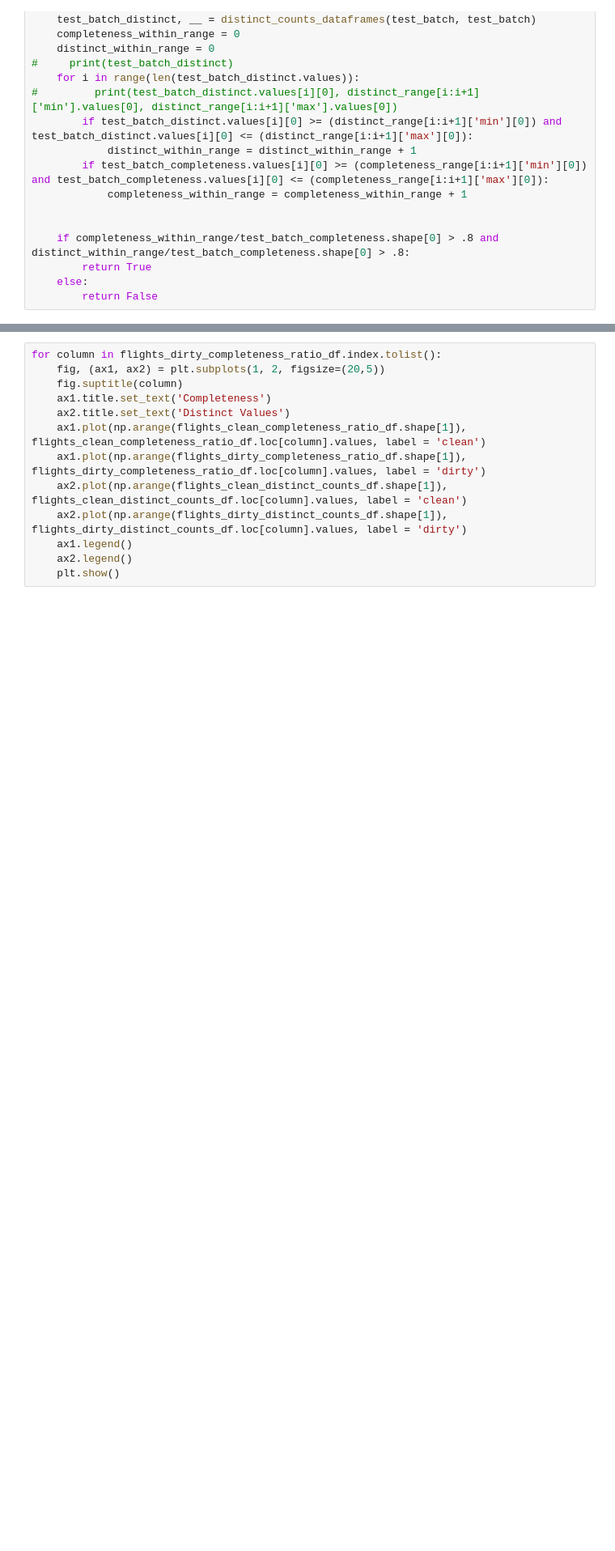
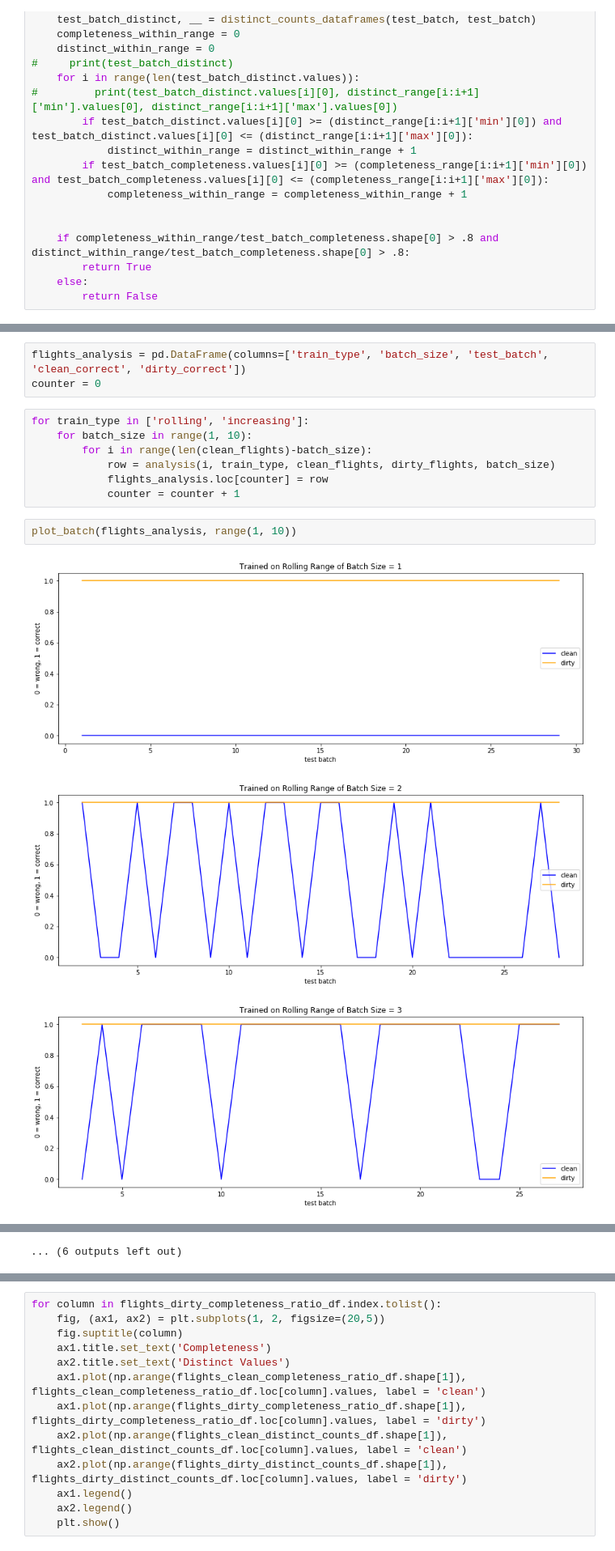
Before and after one commit to zivschwartz/Data-Quality-Validation-Pipeline, a Jupyter notebook: threshold_analysis.ipynb, the cells around one changed output, grey strips where cells are left out. Shown at 81% size. Cells and saved outputs as stored; diff of their text form; blank space fills up the shorter version.

```diff
--- a/threshold_analysis.ipynb
+++ b/threshold_analysis.ipynb
@@ -162,0 +141,16 @@ False
+# %%
+flights_analysis = pd.DataFrame(columns=['train_type', 'batch_size', 'test_batch', 'clean_correct', 'dirty_correct'])
+counter = 0
+# %%
+for train_type in ['rolling', 'increasing']:
+    for batch_size in range(1, 10):
+        for i in range(len(clean_flights)-batch_size):
+            row = analysis(i, train_type, clean_flights, dirty_flights, batch_size)
+            flights_analysis.loc[counter] = row
+            counter = counter + 1
+# %%
+plot_batch(flights_analysis, range(1, 10))
+# %% [output]
+[figure, added]
+[figure, added]
+[figure, added]
@@ -162,0 +166 @@ False
+... (6 outputs left out)
```
Also changed, not shown: parts of 18 cells of this notebook, 2 other files.
